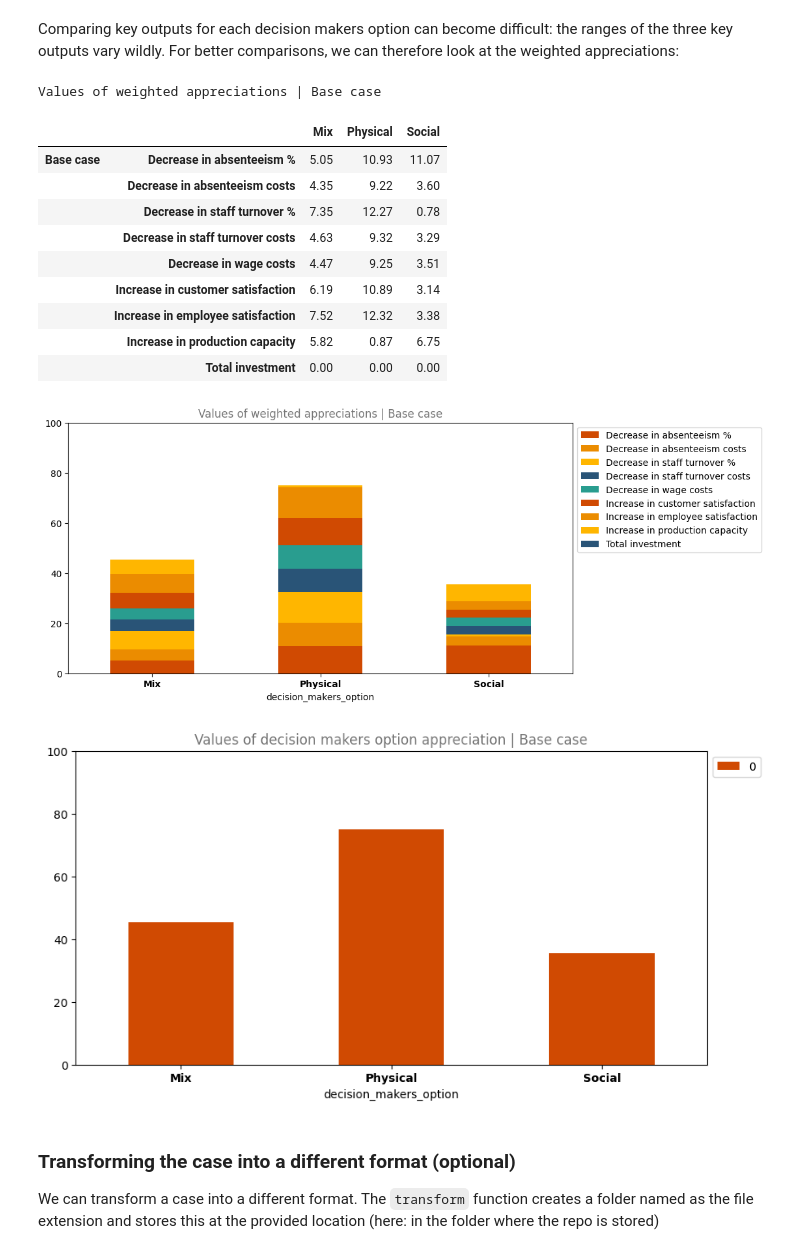
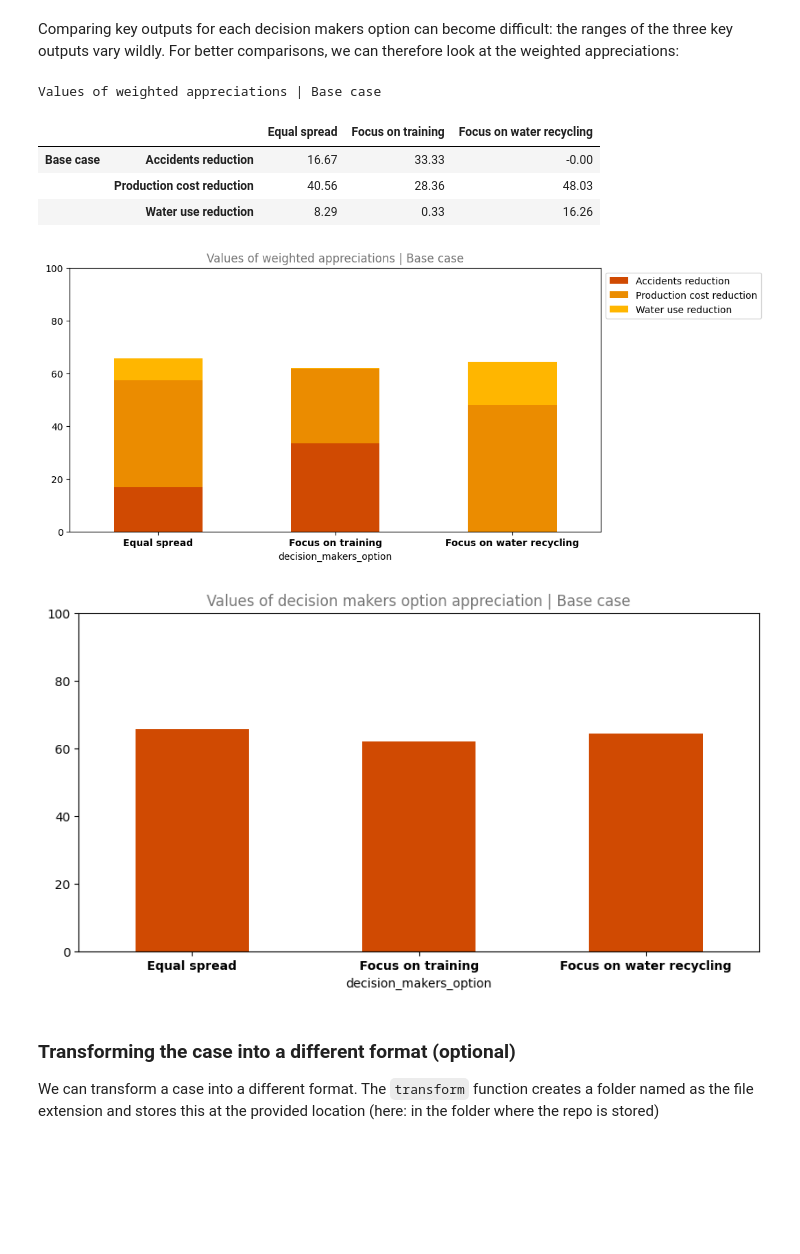
Before and after one commit to responsible-business-decision-making/trbs, a Jupyter notebook: model/analyze_case.ipynb, the cells around one changed output. Saved outputs shown, nothing was run; the diff lists cells and outputs as text; code cells hidden in the pictures; blank space fills up the shorter version.

```diff
--- a/model/analyze_case.ipynb
+++ b/model/analyze_case.ipynb
@@ -11,7 +11,7 @@ from core.trbs import TheResponsibleBusinessSimulator
 # Specify your case and format. By default we use Beerwiser in xlsx format.
 path = Path.cwd() / 'data'
 file_format = 'xlsx'
-name = 'izz'
+name = 'beerwiser'
 
 case = TheResponsibleBusinessSimulator(path, file_format, name)
 # %% [markdown]
@@ -190,24 +176,18 @@ Comparing key outputs for each decision makers option can become difficult: the
 case.visualize('table', 'weighted_appreciations', scenario="Base case")
 # %% [output]
 Values of weighted appreciations | Base case
-|  |  | Mix | Physical | Social |
-| Base case | Decrease in absenteeism % | 5.05 | 10.93 | 11.07 |
-|  | Decrease in absenteeism costs | 4.35 | 9.22 | 3.60 |
-|  | Decrease in staff turnover % | 7.35 | 12.27 | 0.78 |
-|  | Decrease in staff turnover costs | 4.63 | 9.32 | 3.29 |
-|  | Decrease in wage costs | 4.47 | 9.25 | 3.51 |
-|  | Increase in customer satisfaction | 6.19 | 10.89 | 3.14 |
-|  | Increase in employee satisfaction | 7.52 | 12.32 | 3.38 |
-|  | Increase in production capacity | 5.82 | 0.87 | 6.75 |
-|  | Total investment | 0.00 | 0.00 | 0.00 |
+|  |  | Equal spread | Focus on training | Focus on water recycling |
+| Base case | Accidents reduction | 16.67 | 33.33 | -0.00 |
+|  | Production cost reduction | 40.56 | 28.36 | 48.03 |
+|  | Water use reduction | 8.29 | 0.33 | 16.26 |
 # %%
 case.visualize('barchart', 'weighted_appreciations', scenario="Base case", stacked=True)
 # %% [output]
-[figure, old version]
+[figure, new version]
 # %%
-case.visualize('barchart', 'decision_makers_option_appreciation', scenario='Base case')
+case.visualize('barchart', 'decision_makers_option_appreciation', scenario='Base case', show_legend=False)
 # %% [output]
-[figure, old version]
+[figure, new version]
 # %% [markdown]
 ### Transforming the case into a different format (optional)
 We can transform a case into a different format. The `transform` function creates a folder named as the file extension and stores this at the provided location (here: in the folder where the repo is stored)
```
Also changed, not shown: parts of 6 cells of this notebook, 5 other files.
